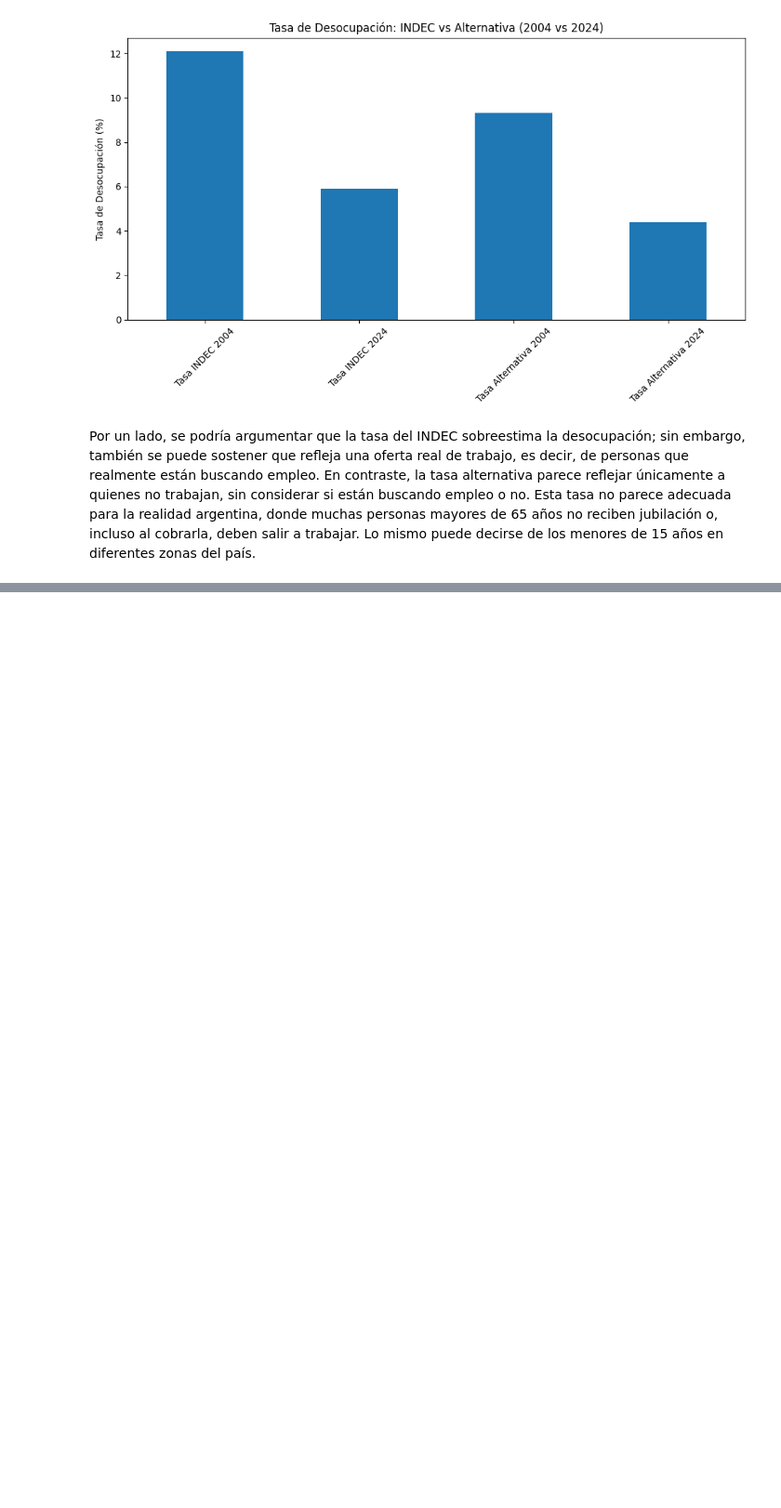
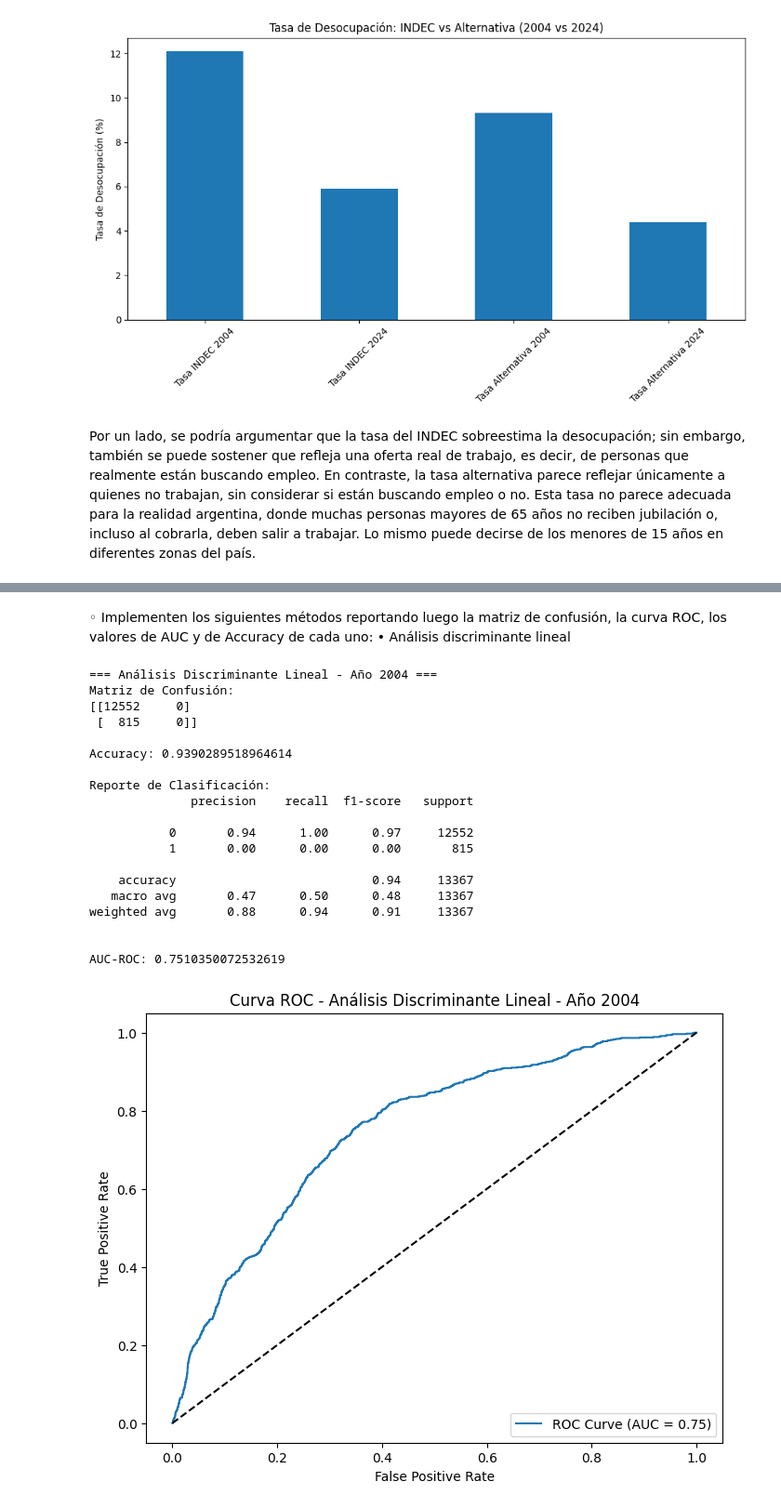
Before and after one commit to JorgeJimenezT/Big-Data-UBA---Jimenez-Menendez-Nunez, a Jupyter notebook: TP3/Tp3.ipynb, the cells around one changed output, grey strips where cells are left out. Shown at 93% size. Saved outputs shown, nothing was run; the diff lists cells and outputs as text; code cells hidden in the pictures; blank space fills up the shorter version.

```diff
--- a/TP3/Tp3.ipynb
+++ b/TP3/Tp3.ipynb
@@ -720,0 +987,72 @@ En contraste, la tasa alternativa parece reflejar únicamente a quienes no traba
+# %% [markdown]
+  ◦ Implementen los siguientes métodos reportando luego la matriz de confusión, la curva ROC, los valores de AUC y de Accuracy de cada uno:
+ • Análisis discriminante lineal
+# %%
+# Importar bibliotecas necesarias
+from sklearn.discriminant_analysis import LinearDiscriminantAnalysis
+from sklearn.metrics import confusion_matrix, roc_curve, auc, accuracy_score, classification_report
+import matplotlib.pyplot as plt
+
+# Función para entrenar y evaluar el modelo de Análisis Discriminante Lineal
+def evaluate_lda(X_train, y_train, X_test, y_test, year):
+    # Crear y entrenar el modelo
+    model = LinearDiscriminantAnalysis()
+    model.fit(X_train, y_train)
+
+    # Predicciones
+    y_pred = model.predict(X_test)
+    y_prob = model.predict_proba(X_test)[:, 1]  # Probabilidades para curva ROC
+
+    # Métricas
+    cm = confusion_matrix(y_test, y_pred)
+    acc = accuracy_score(y_test, y_pred)
+    fpr, tpr, _ = roc_curve(y_test, y_prob)
+    roc_auc = auc(fpr, tpr)
+
+    # Reporte
+    print(f"\n=== Análisis Discriminante Lineal - Año {year} ===")
+    print("Matriz de Confusión:")
+    print(cm)
+    print("\nAccuracy:", acc)
+    print("\nReporte de Clasificación:")
+    print(classification_report(y_test, y_pred))
+    print("\nAUC-ROC:", roc_auc)
+
+    # Graficar Curva ROC
+    plt.figure(figsize=(8, 6))
+    plt.plot(fpr, tpr, label=f'ROC Curve (AUC = {roc_auc:.2f})')
+    plt.plot([0, 1], [0, 1], 'k--')
+    plt.xlabel('False Positive Rate')
+    plt.ylabel('True Positive Rate')
+    plt.title(f'Curva ROC - Análisis Discriminante Lineal - Año {year}')
+    plt.legend(loc='lower right')
+    plt.show()
+
+# Evaluar el modelo para 2004 y 2024
+try:
+    evaluate_lda(X_train_2004, y_train_2004, X_test_2004, y_test_2004, 2004)
+    evaluate_lda(X_train_2024, y_train_2024, X_test_2024, y_test_2024, 2024)
+except Exception as e:
+    print(f"Error: {e}")
+    print("Por favor, verifica las dimensiones y los datos de entrada.")
+# %% [output]
+=== Análisis Discriminante Lineal - Año 2004 ===
+Matriz de Confusión:
+[[12552     0]
+ [  815     0]]
+
+Accuracy: 0.9390289518964614
+
+Reporte de Clasificación:
+              precision    recall  f1-score   support
+
+           0       0.94      1.00      0.97     12552
+           1       0.00      0.00      0.00       815
+
+    accuracy                           0.94     13367
+   macro avg       0.47      0.50      0.48     13367
+weighted avg       0.88      0.94      0.91     13367
+
+
+AUC-ROC: 0.7510350072532619
+[figure, added]
```
Also changed, not shown: parts of 23 cells of this notebook.
